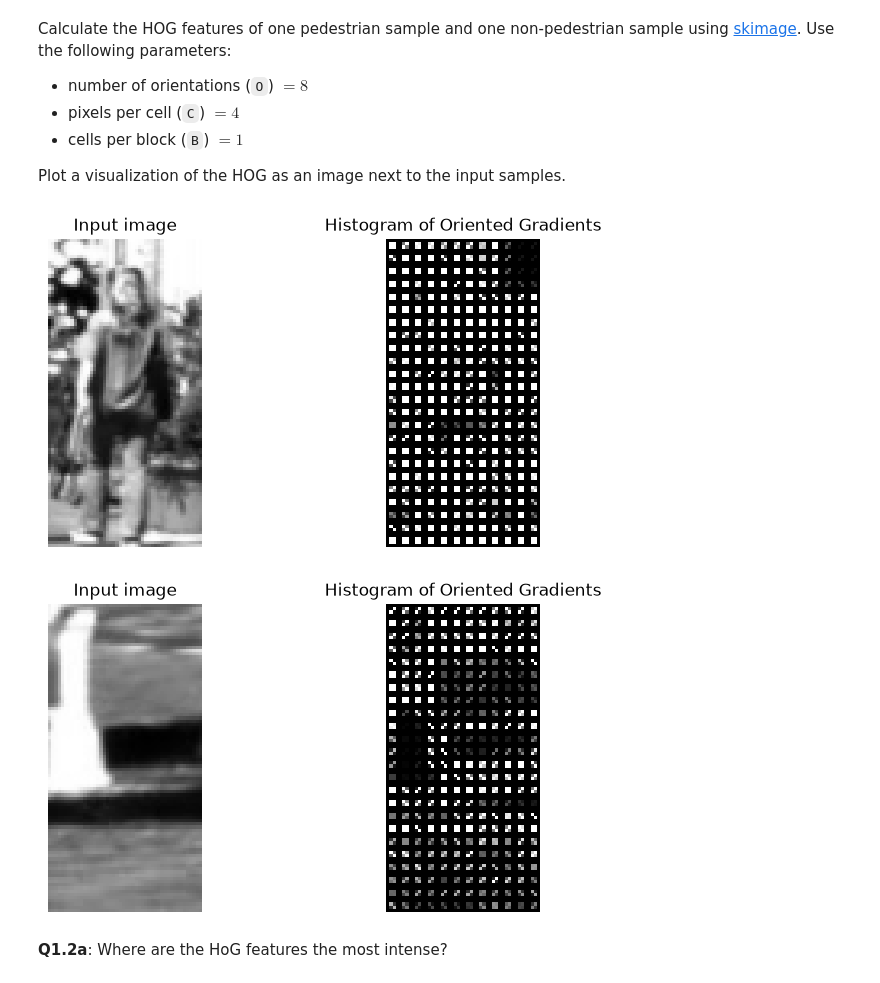
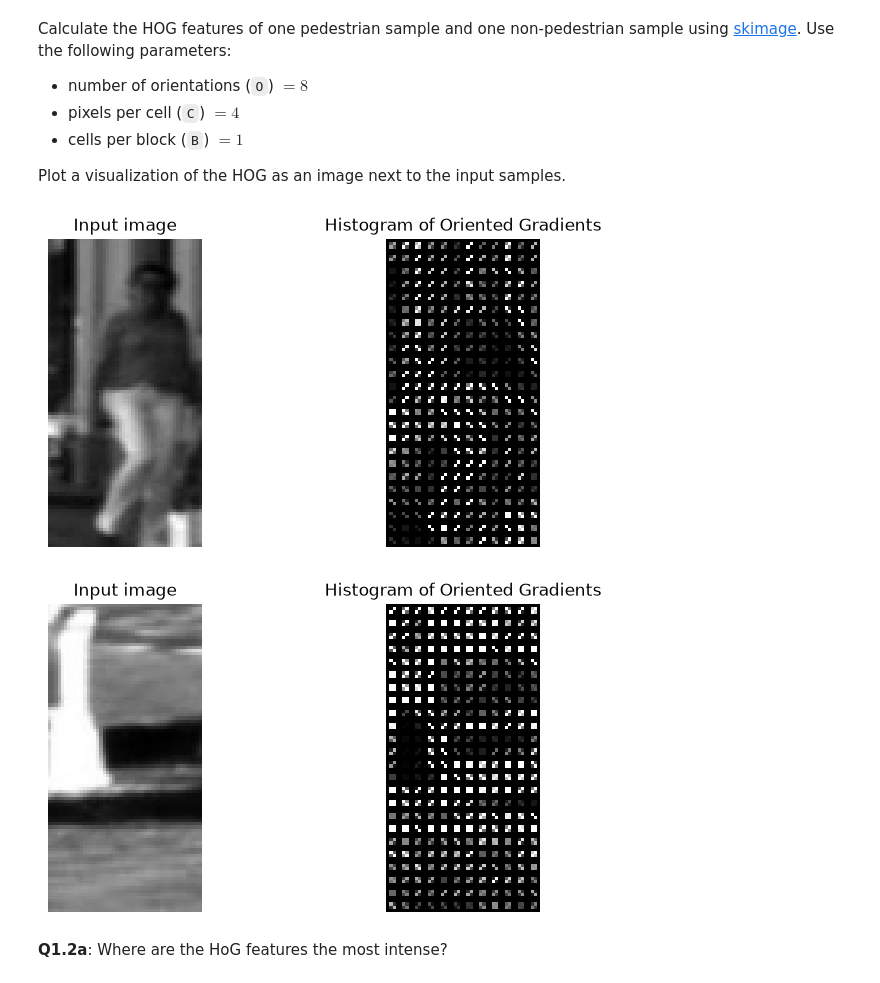
Before and after one commit to Aditto991/RO47004-Practicum1, a Jupyter notebook: practicum1.ipynb, the cells around one changed output. Saved outputs shown, nothing was run; the diff lists cells and outputs as text; code cells hidden in the pictures.

```diff
--- a/practicum1.ipynb
+++ b/practicum1.ipynb
@@ -256,35 +256,35 @@ import matplotlib.pyplot as plt
 from skimage.feature import hog
 from skimage import data, exposure
 O = 8
 C = 4
 B = 1
 
 
-image = (intensities_to_image(X_train_intensity[0,:]), intensities_to_image(X_train_intensity[1500,:]))
+image = (intensities_to_image(X_train_intensity[5,:]), intensities_to_image(X_train_intensity[1500,:]))
 for k in range (2):
     fd, hog_image = hog(
         image[k],
         orientations=O,
         pixels_per_cell=(C, C),
         cells_per_block=(B, B),
         visualize=True,
     )
 
     fig, (ax1, ax2) = plt.subplots(1, 2, figsize=(8, 4), sharex=True, sharey=True)
 
     ax1.axis('off')
     ax1.imshow(image[k], cmap=plt.cm.gray)
     ax1.set_title('Input image')
 
     # Rescale histogram for better display
     hog_image_rescaled = exposure.rescale_intensity(hog_image, in_range=(0, 10))
 
     ax2.axis('off')
     ax2.imshow(hog_image_rescaled, cmap=plt.cm.gray)
     ax2.set_title('Histogram of Oriented Gradients')
     plt.show()
 # %% [output]
-[figure, old version]
+[figure, new version]
 [figure]
 # %% [markdown]
 **Q1.2a**: Where are the HoG features the most intense?
```
Also changed, not shown: parts of 4 cells of this notebook.
